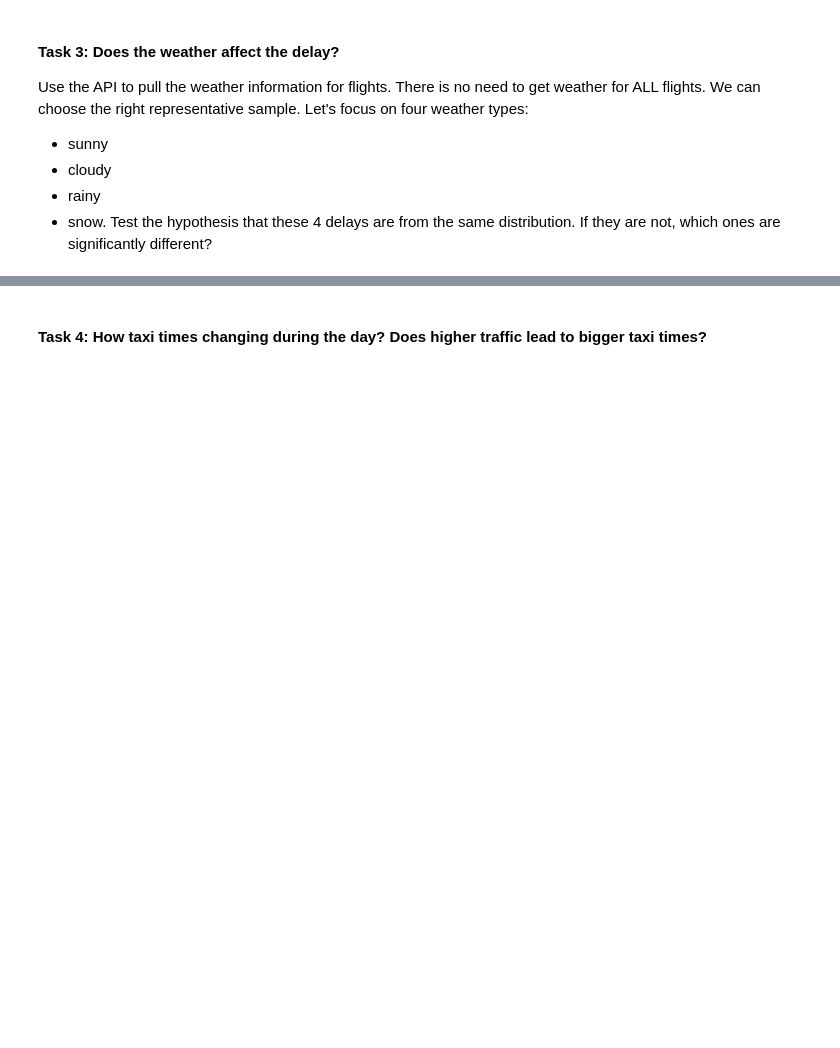
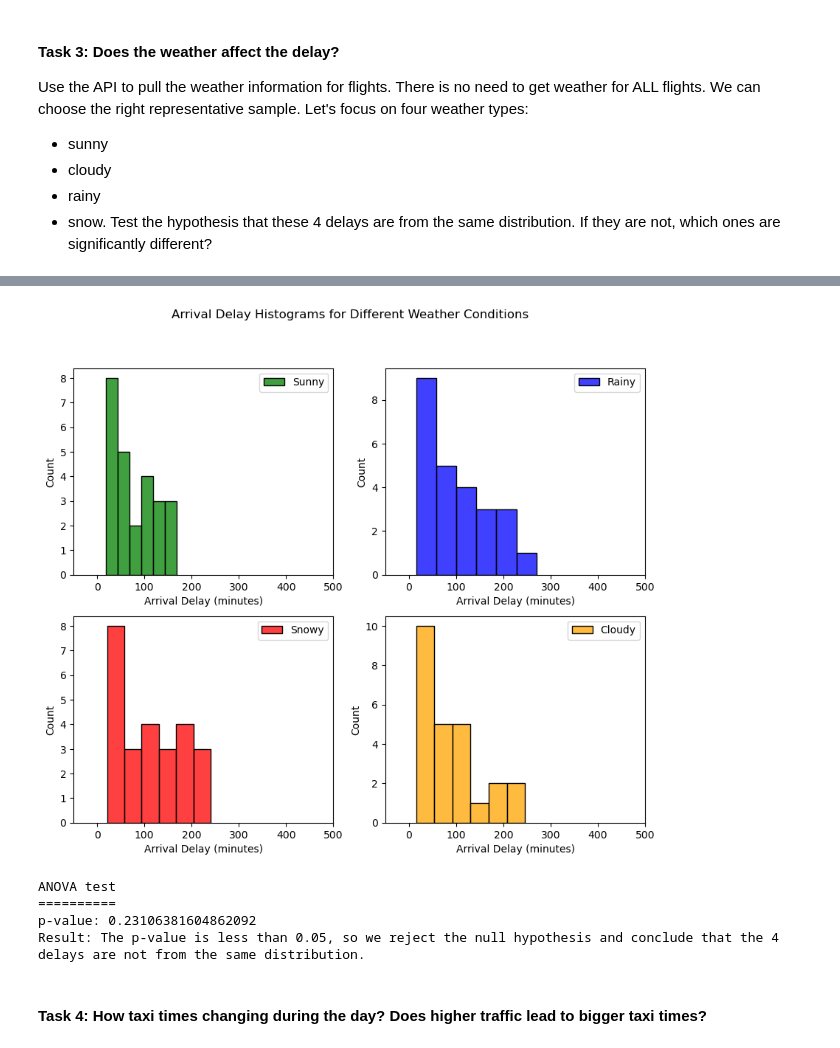
Before and after one commit to hhlim376/Flight_Project, a Jupyter notebook: exploratory_analysisV1.ipynb, the cells around one changed output, grey strips where cells are left out. Saved outputs shown, nothing was run; the diff lists cells and outputs as text; code cells hidden in the pictures; blank space fills up the shorter version.

```diff
--- a/exploratory_analysisV1.ipynb
+++ b/exploratory_analysisV1.ipynb
@@ -220,0 +436,5 @@ Test the hypothesis that these 4 delays are from the same distribution. If they
+# %%
+sample1 = df_weather_clear.sample(n=25)
+sample2 = df_weather_rainy.sample(n=25)
+sample3 = df_weather_snowy.sample(n=25)
+sample4 = df_weather_cloudy.sample(n=25)
@@ -221,3 +460,45 @@ Test the hypothesis that these 4 delays are from the same distribution. If they
+# %%
+fig, axs = plt.pyplot.subplots(nrows=2, ncols=2, figsize=(10, 8))
+
+# Plot the histograms in each subplot
+sns.histplot(ax=axs[0, 0], x=sample1['arr_delay'], color='green', label='Sunny')
+sns.histplot(ax=axs[0, 1], x=sample2['arr_delay'], color='blue', label='Rainy')
+sns.histplot(ax=axs[1, 0], x=sample3['arr_delay'], color='red', label='Snowy')
+sns.histplot(ax=axs[1, 1], x=sample4['arr_delay'], color='orange', label='Cloudy')
+
+# Set the x-axis limits and labels for all subplots
+for ax in axs.flat:
+    ax.set_xlim(-50, 500)
+    ax.set_xlabel("Arrival Delay (minutes)")
+    ax.legend()
+
+# Add a title to the entire figure
+fig.suptitle("Arrival Delay Histograms for Different Weather Conditions")
+
+# Display the plot
+plt.pyplot.show()
+# %% [output]
+[figure, added]
+# %%
+# Test the hypothesis that these 4 delays are from the same distribution. If they are not, which ones are significantly different?
+# H0: The 4 delays are from the same distribution
+# H1: The 4 delays are not from the same distribution
+
+#import ANOVA test
+from scipy.stats import f_oneway
+
+# ANOVA test
+print("ANOVA test")
+print("==========")
+print(f"p-value: {f_oneway(sample1['arr_delay'], sample2['arr_delay'], sample3['arr_delay'], sample4['arr_delay'])[1]}")
+
+# print result
+print("Result: The p-value is less than 0.05, so we reject the null hypothesis and conclude that the 4 delays are not from the same distribution.")
+# %% [output]
+ANOVA test
+==========
+p-value: 0.23106381604862092
+Result: The p-value is less than 0.05, so we reject the null hypothesis and conclude that the 4 delays are not from the same distribution.
 # %% [markdown]
 #### **Task 4**: How taxi times changing during the day? Does higher traffic lead to bigger taxi times?
 # %% [markdown]
```
Also changed, not shown: parts of 38 cells of this notebook, 2 other files.
